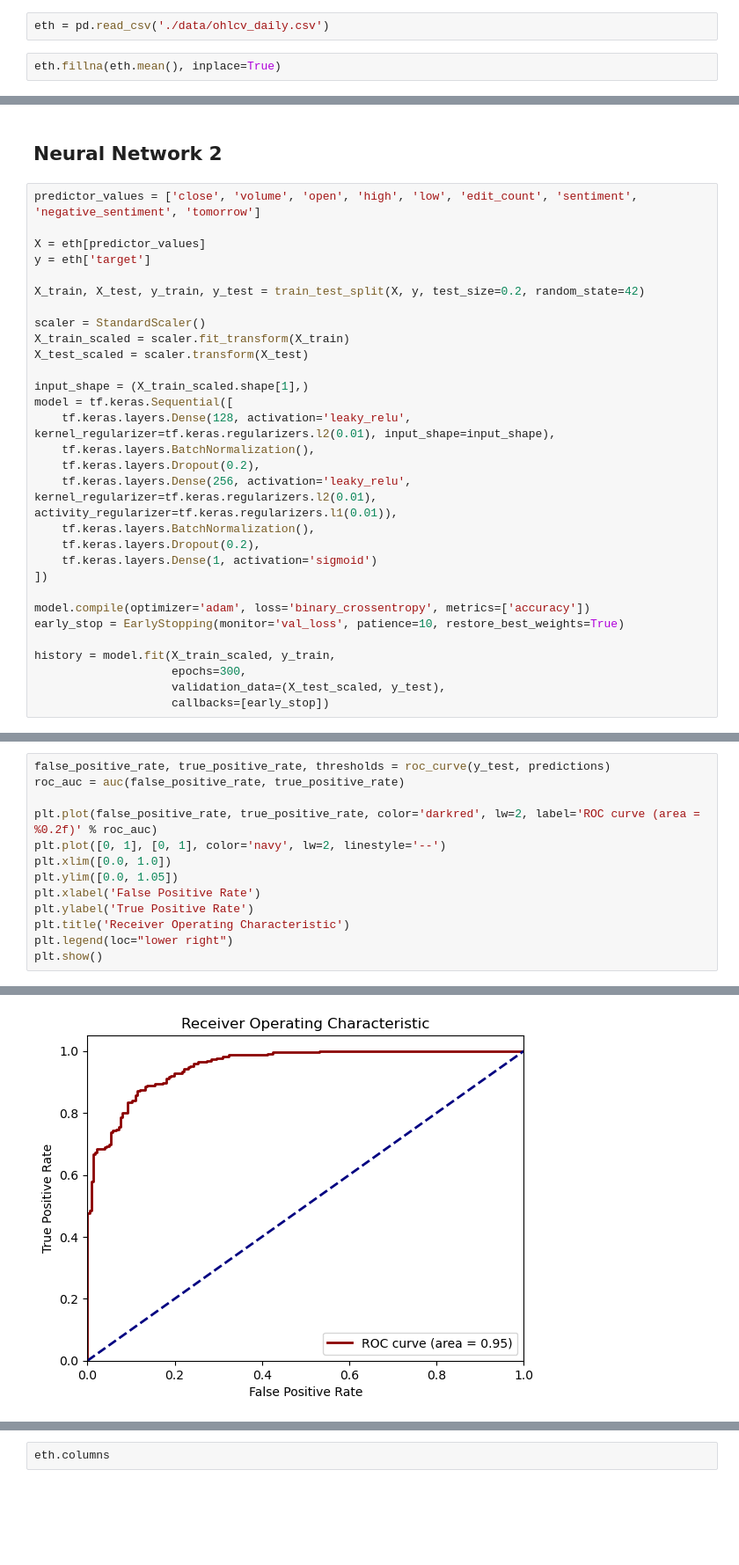
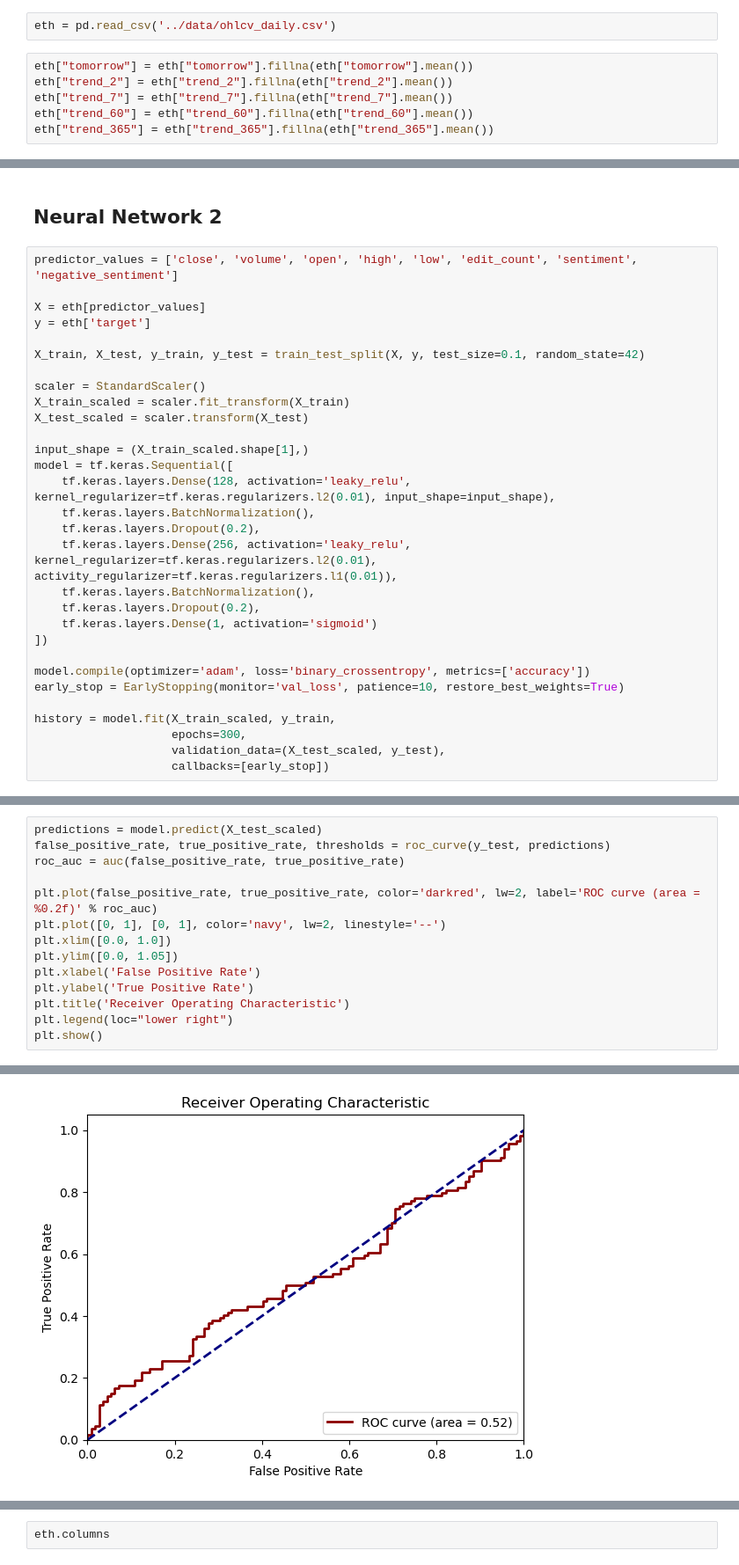
Before and after one commit to bryan-ortiz0/crypto-forecast-analysis, a Jupyter notebook: models/nn-daily.ipynb, the cells around one changed output, grey strips where cells are left out. Shown at 88% size. Drawn from its saved outputs; the diff is of its cells as text; blank space fills up the shorter version.

```diff
--- a/models/nn-daily.ipynb
+++ b/models/nn-daily.ipynb
@@ -33,6 +34,10 @@ from tensorflow.keras.callbacks import EarlyStopping
 # %% [markdown]
 ## Read In CSV
 # %%
-eth = pd.read_csv('./data/ohlcv_daily.csv')
+eth = pd.read_csv('../data/ohlcv_daily.csv')
-# %%
-eth.fillna(eth.mean(), inplace=True)
+# %%
+eth["tomorrow"] = eth["tomorrow"].fillna(eth["tomorrow"].mean())
+eth["trend_2"] = eth["trend_2"].fillna(eth["trend_2"].mean())
+eth["trend_7"] = eth["trend_7"].fillna(eth["trend_7"].mean())
+eth["trend_60"] = eth["trend_60"].fillna(eth["trend_60"].mean())
+eth["trend_365"] = eth["trend_365"].fillna(eth["trend_365"].mean())
@@ -133,12 +148,12 @@ plt.show();
 # %% [markdown]
 ## Neural Network 2
 # %%
-predictor_values = ['close', 'volume', 'open', 'high', 'low', 'edit_count', 'sentiment', 'negative_sentiment', 'tomorrow']
+predictor_values = ['close', 'volume', 'open', 'high', 'low', 'edit_count', 'sentiment', 'negative_sentiment']
 
 X = eth[predictor_values]
 y = eth['target']
 
-X_train, X_test, y_train, y_test = train_test_split(X, y, test_size=0.2, random_state=42)
+X_train, X_test, y_train, y_test = train_test_split(X, y, test_size=0.1, random_state=42)
 
 scaler = StandardScaler()
 X_train_scaled = scaler.fit_transform(X_train)
@@ -210,4 +225,5 @@ Final Test Accuracy: 82.93%
 # %%
+predictions = model.predict(X_test_scaled)
 false_positive_rate, true_positive_rate, thresholds = roc_curve(y_test, predictions)
 roc_auc = auc(false_positive_rate, true_positive_rate)
 
@@ -224 +241 @@ plt.show()
-[figure, old version]
+[figure, new version]
```
Also changed, not shown: parts of 29 cells of this notebook, 34 other files.
